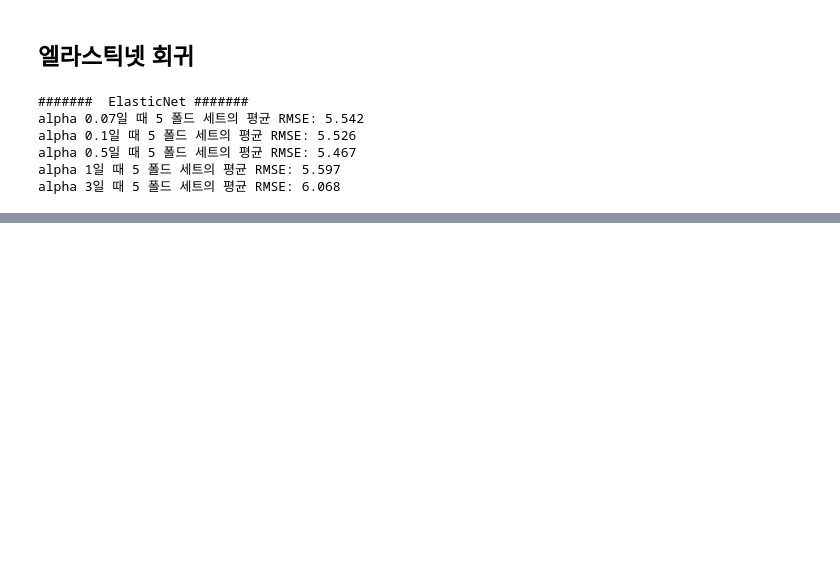
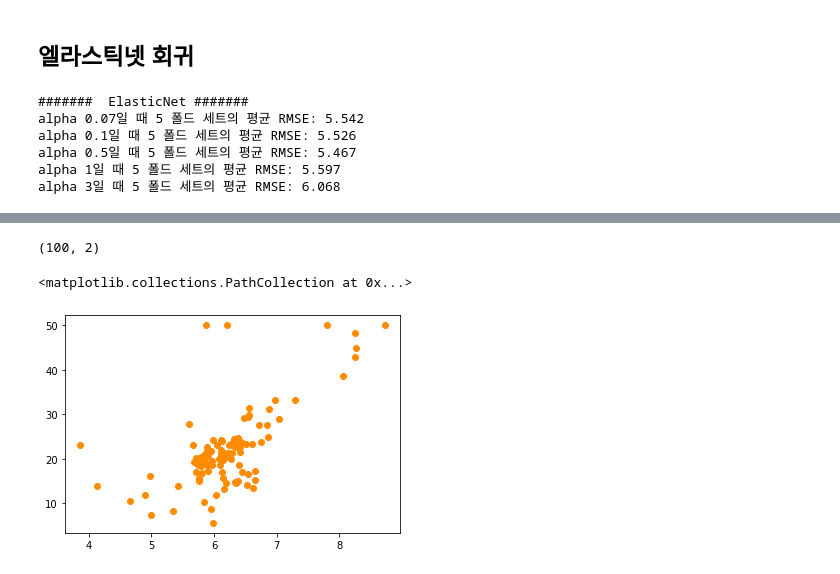
Before and after one commit to data-easyeon/book-ML_perfect_guide, a Jupyter notebook: CHAPTER 05.ipynb, the cells around one changed output, grey strips where cells are left out. Drawn from its saved outputs; the diff is of its cells as text; code cells hidden in the pictures; blank space fills up the shorter version.

```diff
--- a/CHAPTER 05.ipynb
+++ b/CHAPTER 05.ipynb
@@ -536,0 +760,15 @@ coeff_elastic_df.sort_values(by=sort_column, ascending=False)
+# %%
+# 2차원 평면상에서 X축에 독립변수인 RM, Y축에 종속변수인 PRICE만을 가지고 좀 더 직관적으로 예측값을 시각화하기 위해 두 컬럼만 추출
+
+import matplotlib.pyplot as plt
+%matplotlib inline
+
+bostonDF_sample = bostonDF[['RM','PRICE']]
+bostonDF_sample = bostonDF_sample.sample(n=100,random_state=0)
+print(bostonDF_sample.shape)
+plt.figure()
+plt.scatter(bostonDF_sample.RM , bostonDF_sample.PRICE,c="darkorange")
+# %% [output]
+(100, 2)
+<matplotlib.collections.PathCollection at 0x...>
+[figure, added]
```
Also changed, not shown: parts of 51 cells of this notebook.
